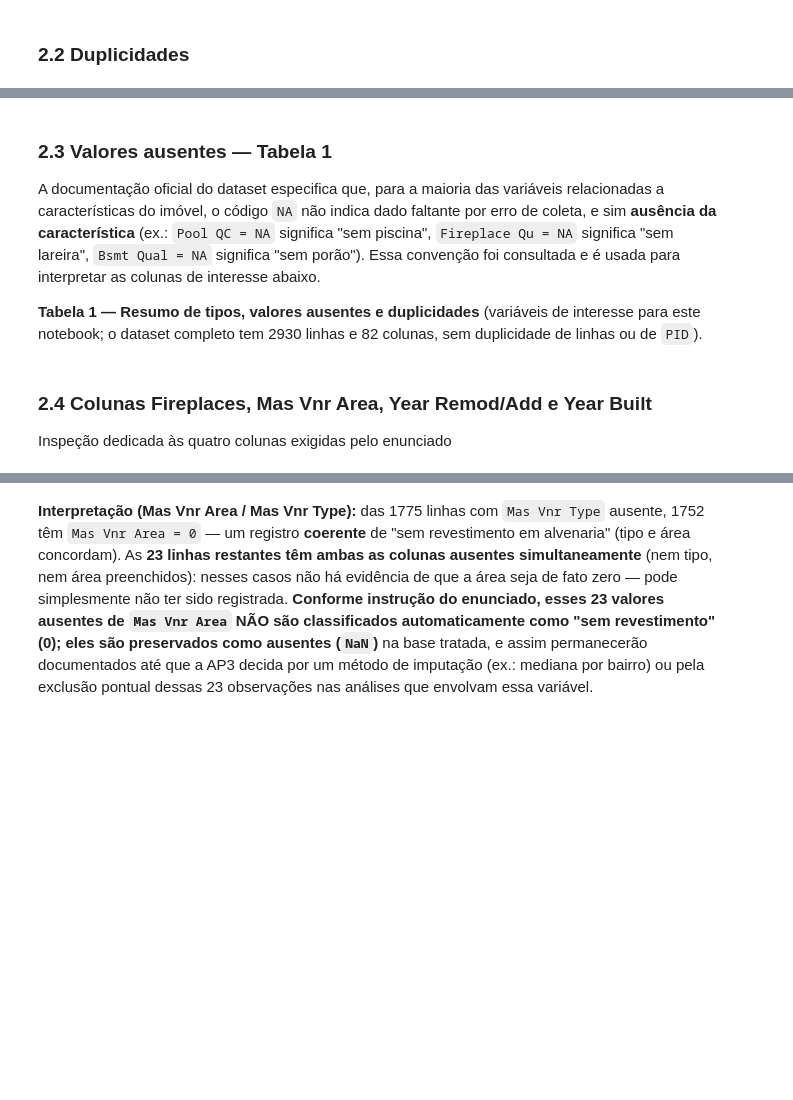
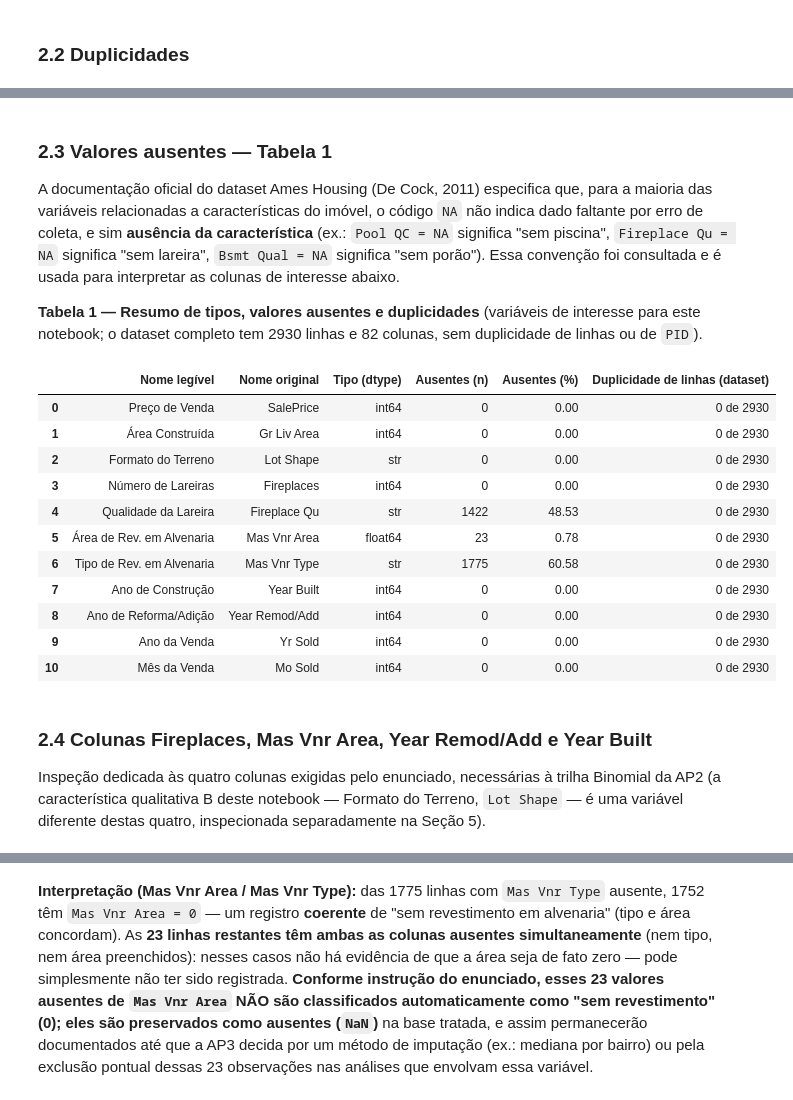
Before and after one commit to artPPUNI06/Meu_Projeto, a Jupyter notebook: notebooks/AP1.ipynb, the cells around one changed output, grey strips where cells are left out. Drawn from its saved outputs; the diff is of its cells as text; code cells hidden in the pictures; blank space fills up the shorter version.

```diff
--- a/notebooks/AP1.ipynb
+++ b/notebooks/AP1.ipynb
@@ -114,7 +117,7 @@ pandas com tipo numérico adequado (`int64` ou `float64`); nenhuma conversão de
 necessária para elas. Não há conversão de tipo necessária para nenhuma das colunas usadas
 neste notebook.
 # %%
-cols_interesse = ['SalePrice', 'Gr Liv Area', 'Fireplaces', 'Fireplace Qu',
+cols_interesse = ['SalePrice', 'Gr Liv Area', 'Lot Shape', 'Fireplaces', 'Fireplace Qu',
                   'Mas Vnr Area', 'Mas Vnr Type', 'Year Built', 'Year Remod/Add',
                   'Yr Sold', 'Mo Sold']
 print(df_raw[cols_interesse].dtypes)
@@ -132,7 +154,7 @@ print("\nConclusão: não há duplicidades no arquivo — cada linha corresponde
 # %% [markdown]
 ### 2.3 Valores ausentes — Tabela 1
 
-A documentação oficial do dataset  especifica que, para a
+A documentação oficial do dataset Ames Housing (De Cock, 2011) especifica que, para a
 maioria das variáveis relacionadas a características do imóvel, o código `NA` não indica
 dado faltante por erro de coleta, e sim **ausência da característica** (ex.: `Pool QC = NA`
 significa "sem piscina", `Fireplace Qu = NA` significa "sem lareira", `Bsmt Qual = NA`
@@ -144,21 +166,36 @@ para este notebook; o dataset completo tem 2930 linhas e 82 colunas, sem duplici
 linhas ou de `PID`).
 # %%
 tabela1 = pd.DataFrame({
-    'Nome legível': ['Preço de Venda', 'Área Construída', 'Número de Lareiras',
-                      'Qualidade da Lareira', 'Área de Rev. em Alvenaria',
+    'Nome legível': ['Preço de Venda', 'Área Construída', 'Formato do Terreno',
+                      'Número de Lareiras', 'Qualidade da Lareira', 'Área de Rev. em Alvenaria',
                       'Tipo de Rev. em Alvenaria', 'Ano de Construção',
                       'Ano de Reforma/Adição', 'Ano da Venda', 'Mês da Venda'],
     'Nome original': cols_interesse,
     'Tipo (dtype)': [str(df_raw[c].dtype) for c in cols_interesse],
     'Ausentes (n)': [df_raw[c].isna().sum() for c in cols_interesse],
     'Ausentes (%)': [round(df_raw[c].isna().mean()*100, 2) for c in cols_interesse],
 })
 tabela1['Duplicidade de linhas (dataset)'] = f"{dup_full} de {len(df_raw)}"
 tabela1
+# %% [output]
+|  | Nome legível | Nome original | Tipo (dtype) | Ausentes (n) | Ausentes (%) | Duplicidade de linhas (dataset) |
+| 0 | Preço de Venda | SalePrice | int64 | 0 | 0.00 | 0 de 2930 |
+| 1 | Área Construída | Gr Liv Area | int64 | 0 | 0.00 | 0 de 2930 |
+| 2 | Formato do Terreno | Lot Shape | str | 0 | 0.00 | 0 de 2930 |
+| 3 | Número de Lareiras | Fireplaces | int64 | 0 | 0.00 | 0 de 2930 |
+| 4 | Qualidade da Lareira | Fireplace Qu | str | 1422 | 48.53 | 0 de 2930 |
+| 5 | Área de Rev. em Alvenaria | Mas Vnr Area | float64 | 23 | 0.78 | 0 de 2930 |
+| 6 | Tipo de Rev. em Alvenaria | Mas Vnr Type | str | 1775 | 60.58 | 0 de 2930 |
+| 7 | Ano de Construção | Year Built | int64 | 0 | 0.00 | 0 de 2930 |
+| 8 | Ano de Reforma/Adição | Year Remod/Add | int64 | 0 | 0.00 | 0 de 2930 |
+| 9 | Ano da Venda | Yr Sold | int64 | 0 | 0.00 | 0 de 2930 |
+| 10 | Mês da Venda | Mo Sold | int64 | 0 | 0.00 | 0 de 2930 |
 # %% [markdown]
 ### 2.4 Colunas Fireplaces, Mas Vnr Area, Year Remod/Add e Year Built
 
-Inspeção dedicada às quatro colunas exigidas pelo enunciado
+Inspeção dedicada às quatro colunas exigidas pelo enunciado, necessárias à trilha Binomial
+da AP2 (a característica qualitativa B deste notebook — Formato do Terreno, `Lot Shape` —
+é uma variável diferente destas quatro, inspecionada separadamente na Seção 5).
 # %%
 # Fireplaces (Número de Lareiras)
 print("=== Fireplaces (Número de Lareiras) ===")
```
Also changed, not shown: parts of 39 cells of this notebook.
